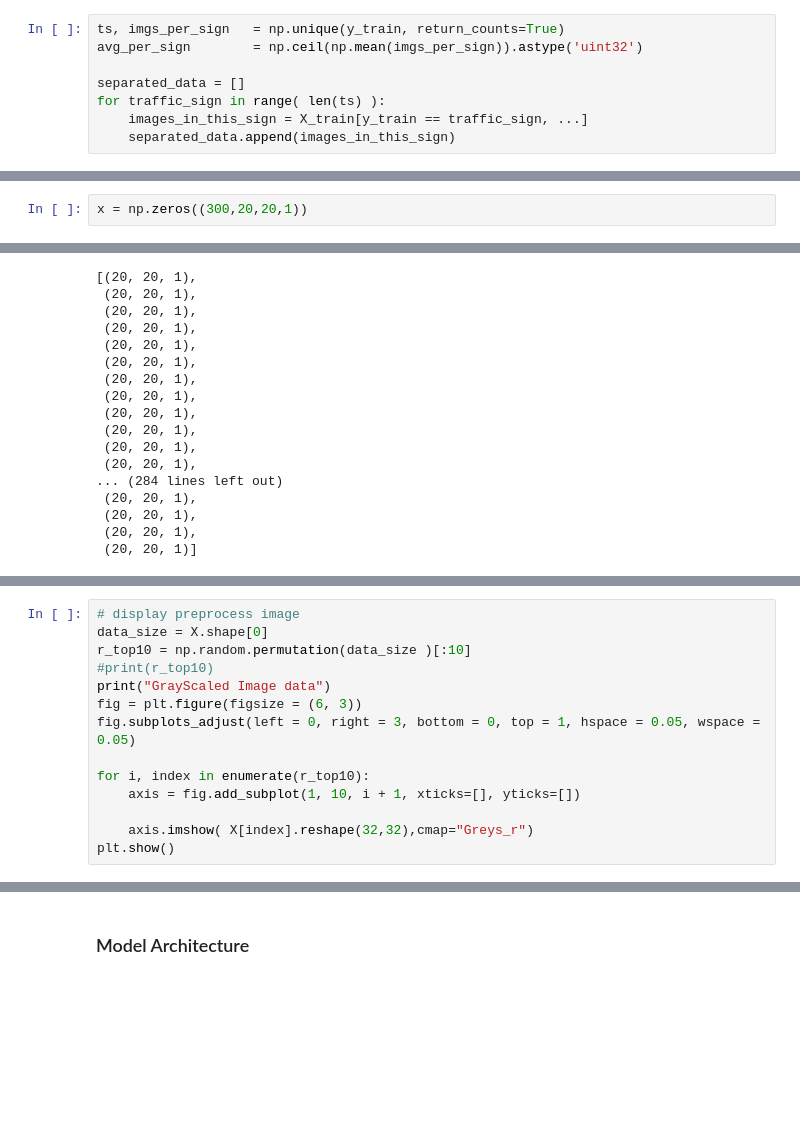
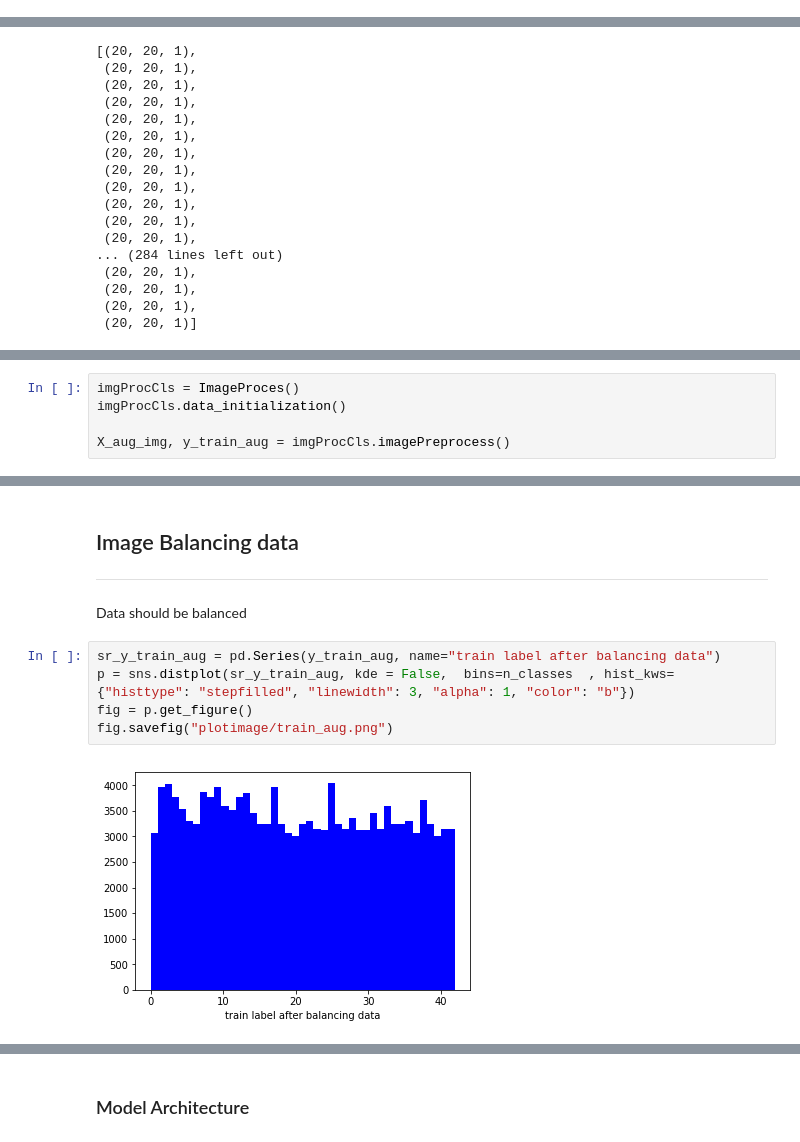
Before and after one commit to scrambleegg7/SelfCar, a Jupyter notebook: CarND-Traffic-Sign-Classifier-Project/Traffic_Sign_Classifier.ipynb, the cells around one changed output, grey strips where cells are left out. Saved outputs shown, nothing was run; the diff lists cells and outputs as text; blank space fills up the shorter version.

Commit message:
ImageProcess / TrafficSign_vgg19

```diff
--- a/CarND-Traffic-Sign-Classifier-Project/Traffic_Sign_Classifier.ipynb
+++ b/CarND-Traffic-Sign-Classifier-Project/Traffic_Sign_Classifier.ipynb
@@ -274,11 +237,3 @@ Minimally, the image data should be normalized so that the data has mean zero an
 Other pre-processing steps are optional. You can try different techniques to see if it improves performance.
 
 Use the code cell (or multiple code cells, if necessary) to implement the first step of your project.
-# %%
-ts, imgs_per_sign   = np.unique(y_train, return_counts=True)
-avg_per_sign        = np.ceil(np.mean(imgs_per_sign)).astype('uint32')
-
-separated_data = []
-for traffic_sign in range( len(ts) ):
-    images_in_this_sign = X_train[y_train == traffic_sign, ...]
-    separated_data.append(images_in_this_sign)
@@ -300,5 +240,3 @@ array([False, False, False,  True,  True,  True,  True, False, False,  True], dt
-# %%
-x = np.zeros((300,20,20,1))
 # %%
 list(map(lambda image:image.shape,x[:]) )
 # %% [output]
@@ -366,14 +259,0 @@ print(X.shape)
-# %%
-# display preprocess image
-data_size = X.shape[0]
-r_top10 = np.random.permutation(data_size )[:10]
-#print(r_top10)
-print("GrayScaled Image data")
-fig = plt.figure(figsize = (6, 3))
-fig.subplots_adjust(left = 0, right = 3, bottom = 0, top = 1, hspace = 0.05, wspace = 0.05)
-
-for i, index in enumerate(r_top10):
-    axis = fig.add_subplot(1, 10, i + 1, xticks=[], yticks=[])
-
-    axis.imshow( X[index].reshape(32,32),cmap="Greys_r")
-plt.show()
@@ -437,0 +500,5 @@ print(features_batch.shape,labels_batch.shape)
+# %%
+imgProcCls = ImageProces()
+imgProcCls.data_initialization()
+
+X_aug_img, y_train_aug = imgProcCls.imagePreprocess()
@@ -437,0 +523,11 @@ print(features_batch.shape,labels_batch.shape)
+# %% [markdown]
+## Image Balancing data  ##
+***
+Data should be balanced
+# %%
+sr_y_train_aug = pd.Series(y_train_aug, name="train label after balancing data")
+p = sns.distplot(sr_y_train_aug, kde = False,  bins=n_classes  , hist_kws={"histtype": "stepfilled", "linewidth": 3, "alpha": 1, "color": "b"})
+fig = p.get_figure()
+fig.savefig("plotimage/train_aug.png")
+# %% [output]
+[figure, added]
```
Also changed, not shown: parts of 28 cells of this notebook, 4 other files.
